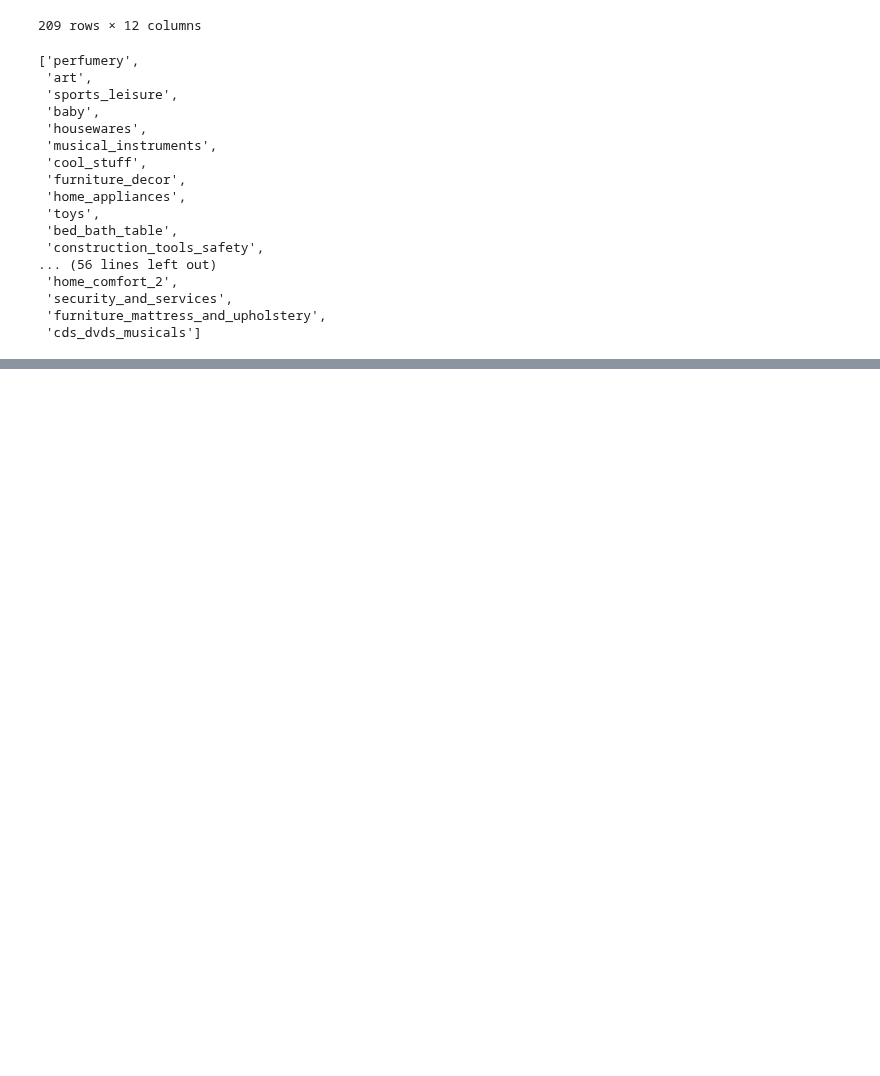
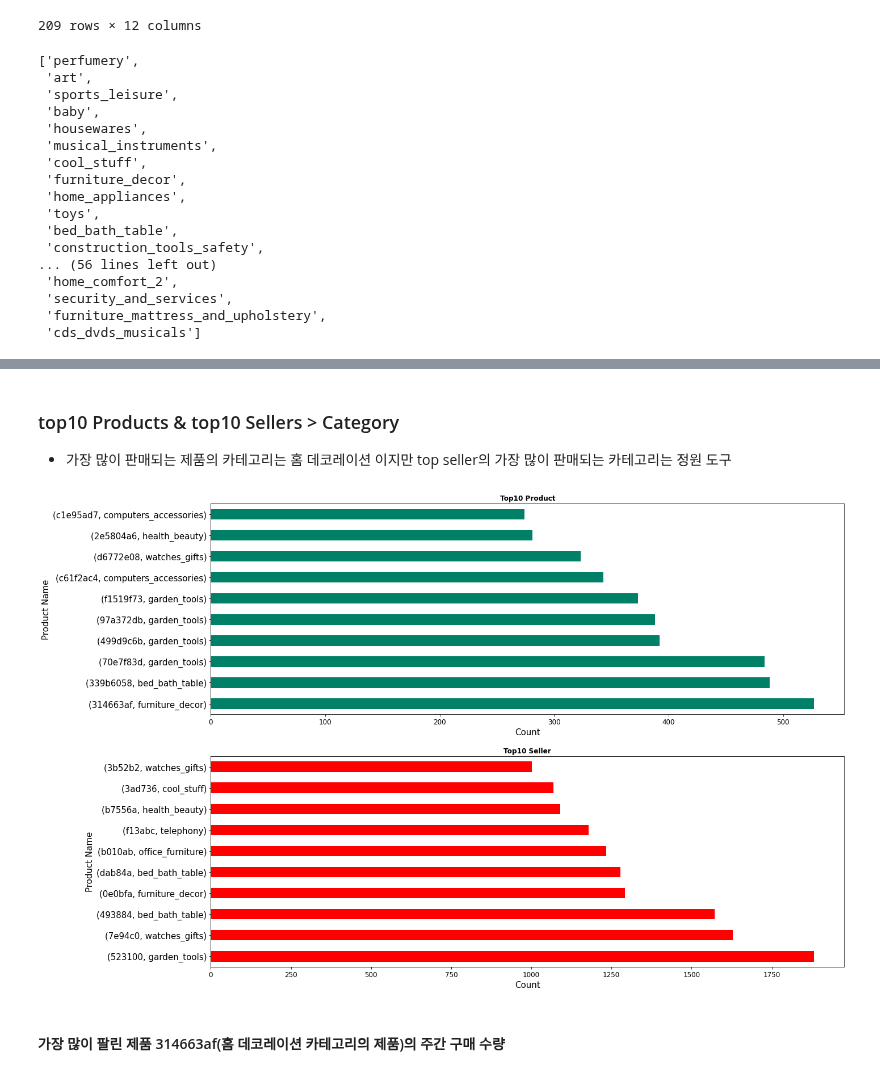
Before and after one commit to hyuuunn/Project, a Jupyter notebook: 1_project/Brazilian E-Commerce_5.ipynb, the cells around one changed output, grey strips where cells are left out. Cells and saved outputs as stored; diff of their text form; code cells hidden in the pictures; blank space fills up the shorter version.

```diff
--- a/1_project/Brazilian E-Commerce_5.ipynb
+++ b/1_project/Brazilian E-Commerce_5.ipynb
@@ -341,0 +415,4 @@ df_orders_delivery['product_category_name'].unique().tolist()
+# %%
+group_category= product_orders.groupby(['product_id_shorten','product_category_name',])['product_id_shorten']\
+                                        .count().sort_values(ascending=False).head(10)
+group_category
@@ -341,0 +514,4 @@ df_orders_delivery['product_category_name'].unique().tolist()
+# %%
+seller_category= seller_products.groupby(['seller_id_shorten', 'product_category_name'])\
+                        ['seller_id_shorten'].count().sort_values(ascending=False).head(10)
+seller_category
@@ -341,0 +536,25 @@ df_orders_delivery['product_category_name'].unique().tolist()
+# %% [markdown]
+### top10 Products  &  top10 Sellers > Category
+
+- 가장 많이 판매되는 제품의 카테고리는 홈 데코레이션 이지만 top seller의 가장 많이 판매되는 카테고리는 정원 도구
+# %%
+f, (ax1, ax2) = plt.subplots(2, 1, figsize=(20,15))
+group_category.plot.barh(ax=ax1, cmap='summer')
+seller_category.plot.barh(ax=ax2, cmap='autumn')
+
+ax1.set_title('Top10 Product', fontweight='bold')
+ax2.set_title('Top10 Seller', fontweight='bold')
+
+ax1.set_xlabel('Count', fontsize=15)
+ax1.set_ylabel('Product Name', fontsize=15)
+ax1.xaxis.set_tick_params(labelsize=12)
+ax1.yaxis.set_tick_params(labelsize=15)
+
+ax2.set_xlabel('Count', fontsize=15)
+ax2.set_ylabel('Product Name', fontsize=15)
+ax2.xaxis.set_tick_params(labelsize=12)
+ax2.yaxis.set_tick_params(labelsize=15)
+# %% [output]
+[figure, added]
+# %% [markdown]
+#### 가장 많이 팔린 제품 314663af(홈 데코레이션 카테고리의 제품)의 주간 구매 수량
```
Also changed, not shown: parts of 55 cells of this notebook.
